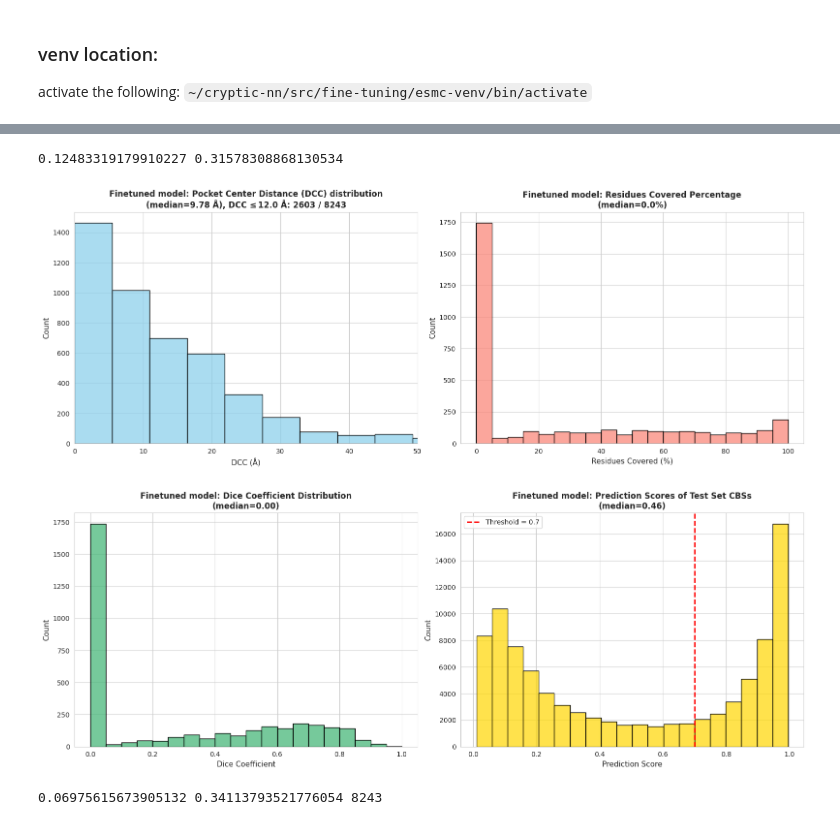
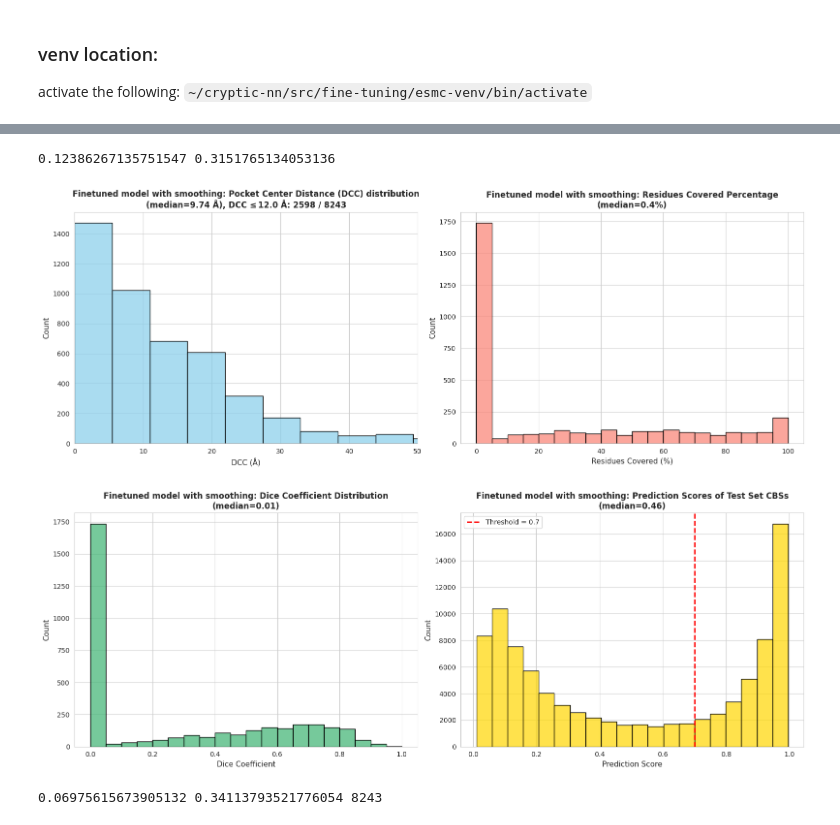
Before and after one commit to skrhakv/seq2pocket, a Jupyter notebook: src/E-regular-binding-site-predictor/evaluation/pocket-level-evaluation.ipynb, the cells around one changed output, grey strips where cells are left out. Drawn from its saved outputs; the diff is of its cells as text; code cells hidden in the pictures.

```diff
--- a/src/E-regular-binding-site-predictor/evaluation/pocket-level-evaluation.ipynb
+++ b/src/E-regular-binding-site-predictor/evaluation/pocket-level-evaluation.ipynb
@@ -126,25 +108,24 @@ for protein_id in sequences.keys():
 # %%
 VERBOSE_OUTPUT = False
-MODEL = 'Finetuned model'
+MODEL = 'Finetuned model with smoothing'
 DCCs, coverages, dice_coefficients, binding_prediction_scores, number_of_pockets = eval_utils.compute_pocket_level_metrics(binding_residues, predicted_binding_sites, prediction_scores, COORDINATES_DIR, VERBOSE_OUTPUT)
 print(np.sum(np.array(DCCs) < 4) / number_of_pockets, np.sum(np.array(DCCs) < 12) / number_of_pockets)
 eval_utils.print_plots(DCCs, coverages, dice_coefficients, binding_prediction_scores, number_of_pockets, MODEL, dcc_threshold=12.0)
+
 # scPDB-smoother (SMOOTHING_DECISION_THRESHOLD=0.4, eps=4, minsamples=1): 0.08103845687249787 0.44498362246754825
 # scPDB-smoother (SMOOTHING_DECISION_THRESHOLD=0.8, eps=4, minsamples=1):
 # smoother.pt (SMOOTHING_DECISION_THRESHOLD=0.4, eps=4, minsamples=1): 0.1733592138784423 0.41356302317117555
 # smoother.pt (SMOOTHING_DECISION_THRESHOLD=0.4, eps=4, minsamples=1): 0.1733592138784423 0.41356302317117555
 # smoother.pt (SMOOTHING_DECISION_THRESHOLD=0.8, eps=5, minsamples=3): 0.12167900036394516 0.3161470338469004
 # smoother.pt (SMOOTHING_DECISION_THRESHOLD=0.4, eps=5, minsamples=3): 0.12483319179910227 0.31578308868130534
-
-
 # without smoothing, eps=4, minsamples=1: 0.08273686764527478 0.46560718185126776
 
 # scPDB-smoother (SMOOTHING_DECISION_THRESHOLD=0.8, eps=5, minsamples=3): 0.06769380080067937 0.3214848962756278
-# without smoothing, eps=5, minsamples=3: 0.06975615673905132 0.34113793521776054
+# without smoothing, eps=5, minsamples=3:12 0.06975615673905132 0.34113793521776054
 # %% [output]
-0.12483319179910227 0.31578308868130534
+0.12386267135751547 0.3151765134053136
-[figure, old version]
+[figure, new version]
-[figure, old version]
+[figure, new version]
 # %%
 import sys
 from sklearn.cluster import DBSCAN
```
Also changed, not shown: parts of 8 cells of this notebook, 2 other files.
